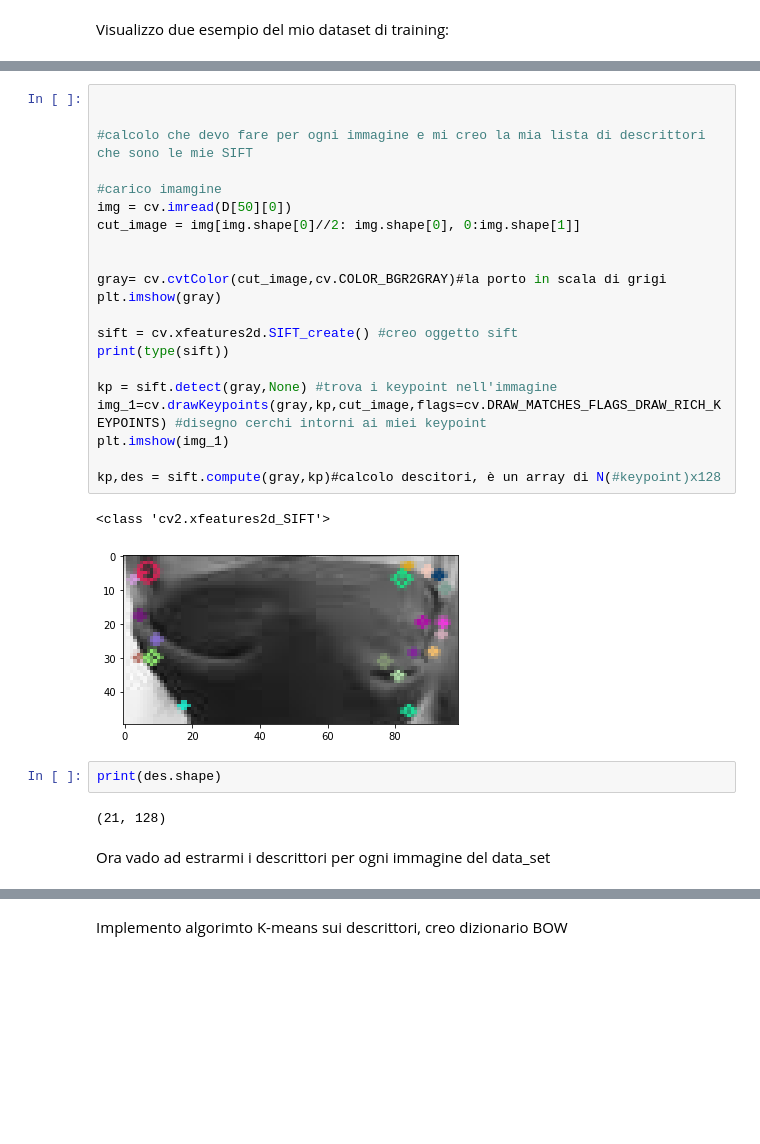
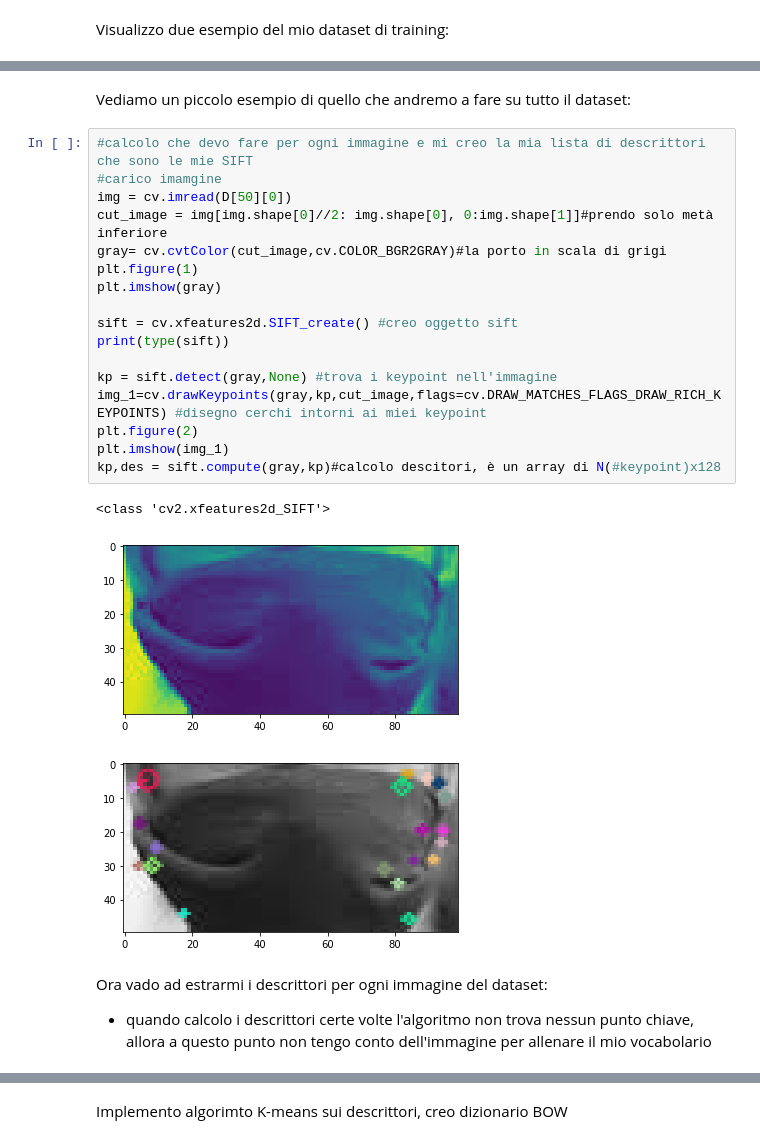
Before and after one commit to Buzzolan/Progetto_machine_learning, a Jupyter notebook: Feature extraction BOW.ipynb, the cells around one changed output, grey strips where cells are left out. Cells and saved outputs as stored; diff of their text form; blank space fills up the shorter version.

```diff
--- a/Feature extraction BOW.ipynb
+++ b/Feature extraction BOW.ipynb
@@ -93,33 +98,29 @@ plt.imshow(plot_image)
+# %% [markdown]
+Vediamo un piccolo esempio di quello che andremo a fare su tutto il dataset:
 # %%
-
-
 #calcolo che devo fare per ogni immagine e mi creo la mia lista di descrittori che sono le mie SIFT
-
 #carico imamgine
 img = cv.imread(D[50][0])
-cut_image = img[img.shape[0]//2: img.shape[0], 0:img.shape[1]]
-
-
+cut_image = img[img.shape[0]//2: img.shape[0], 0:img.shape[1]]#prendo solo metà inferiore
 gray= cv.cvtColor(cut_image,cv.COLOR_BGR2GRAY)#la porto in scala di grigi
+plt.figure(1)
 plt.imshow(gray)
 
 sift = cv.xfeatures2d.SIFT_create() #creo oggetto sift
 print(type(sift))
 
 kp = sift.detect(gray,None) #trova i keypoint nell'immagine
 img_1=cv.drawKeypoints(gray,kp,cut_image,flags=cv.DRAW_MATCHES_FLAGS_DRAW_RICH_KEYPOINTS) #disegno cerchi intorni ai miei keypoint
+plt.figure(2)
 plt.imshow(img_1)
-
 kp,des = sift.compute(gray,kp)#calcolo descitori, è un array di N(#keypoint)x128
 # %% [output]
 <class 'cv2.xfeatures2d_SIFT'>
-[figure, old version]
+[figure, new version]
+[figure, added]
-# %%
-print(des.shape)
-# %% [output]
-(21, 128)
 # %% [markdown]
-Ora vado ad estrarmi i descrittori per ogni immagine del data_set
+Ora vado ad estrarmi i descrittori per ogni immagine del dataset:
+* quando calcolo i descrittori certe volte l'algoritmo non trova nessun punto chiave, allora a questo punto non tengo conto dell'immagine per allenare il mio vocabolario
 # %%
 #oggetto sift già istanziato
 tot_list=[]#lista descrittori con immagini associata
```
Also changed, not shown: parts of 13 cells of this notebook.
